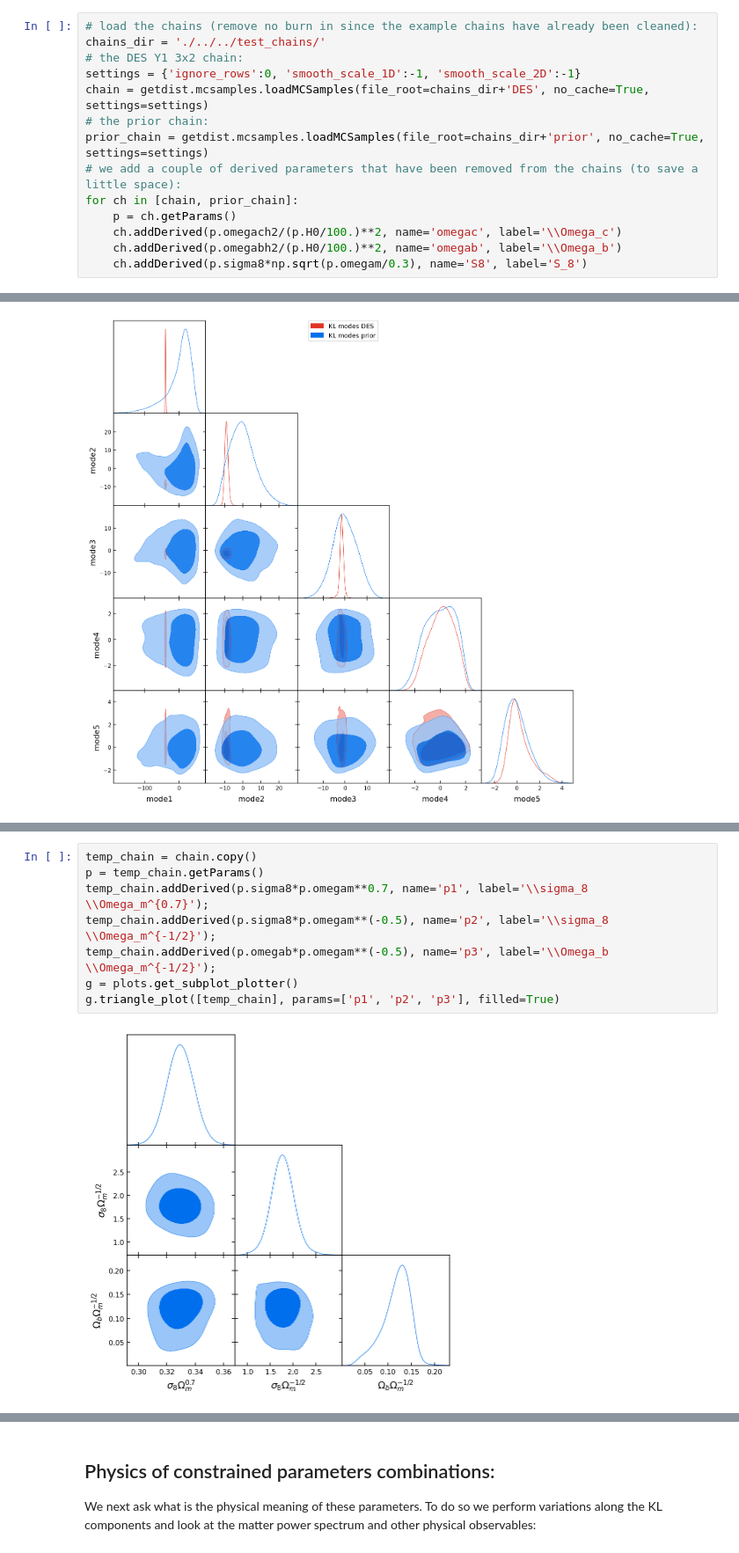
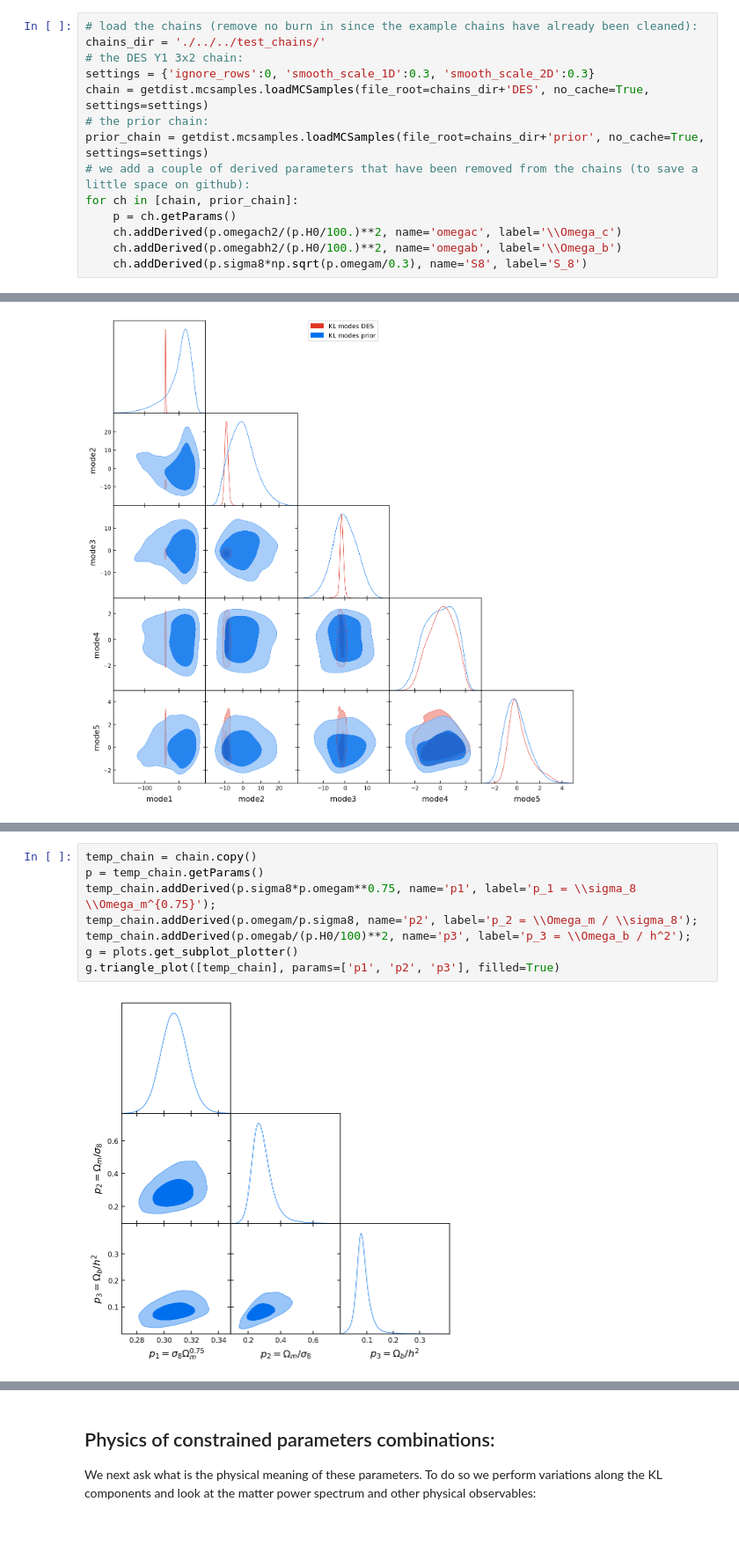
Before and after one commit to mraveri/tensiometer, a Jupyter notebook: docs/example_notebooks/measured_parameters.ipynb, the cells around one changed output, grey strips where cells are left out. Shown at 88% size. Saved outputs shown, nothing was run; the diff lists cells and outputs as text.

```diff
--- a/docs/example_notebooks/measured_parameters.ipynb
+++ b/docs/example_notebooks/measured_parameters.ipynb
@@ -40,11 +40,11 @@ In particular, in standard cosmological analyses, we have priors on derived para
 # load the chains (remove no burn in since the example chains have already been cleaned):
 chains_dir = './../../test_chains/'
 # the DES Y1 3x2 chain:
-settings = {'ignore_rows':0, 'smooth_scale_1D':-1, 'smooth_scale_2D':-1}
+settings = {'ignore_rows':0, 'smooth_scale_1D':0.3, 'smooth_scale_2D':0.3}
 chain = getdist.mcsamples.loadMCSamples(file_root=chains_dir+'DES', no_cache=True, settings=settings)
 # the prior chain:
 prior_chain = getdist.mcsamples.loadMCSamples(file_root=chains_dir+'prior', no_cache=True, settings=settings)
-# we add a couple of derived parameters that have been removed from the chains (to save a little space):
+# we add a couple of derived parameters that have been removed from the chains (to save a little space on github):
 for ch in [chain, prior_chain]:
     p = ch.getParams()
     ch.addDerived(p.omegach2/(p.H0/100.)**2, name='omegac', label='\\Omega_c')
@@ -268,10 +273,10 @@ This parameter basis should single out the most constrained parameter space dire
 # %%
 temp_chain = chain.copy()
 p = temp_chain.getParams()
-temp_chain.addDerived(p.sigma8*p.omegam**0.7, name='p1', label='\\sigma_8 \\Omega_m^{0.7}');
-temp_chain.addDerived(p.sigma8*p.omegam**(-0.5), name='p2', label='\\sigma_8 \\Omega_m^{-1/2}');
-temp_chain.addDerived(p.omegab*p.omegam**(-0.5), name='p3', label='\\Omega_b \\Omega_m^{-1/2}');
+temp_chain.addDerived(p.sigma8*p.omegam**0.75, name='p1', label='p_1 = \\sigma_8 \\Omega_m^{0.75}');
+temp_chain.addDerived(p.omegam/p.sigma8, name='p2', label='p_2 = \\Omega_m / \\sigma_8');
+temp_chain.addDerived(p.omegab/(p.H0/100)**2, name='p3', label='p_3 = \\Omega_b / h^2');
 g = plots.get_subplot_plotter()
 g.triangle_plot([temp_chain], params=['p1', 'p2', 'p3'], filled=True)
 # %% [output]
-[figure, old version]
+[figure, new version]
```
Also changed, not shown: parts of 24 cells of this notebook, 30 other files.
